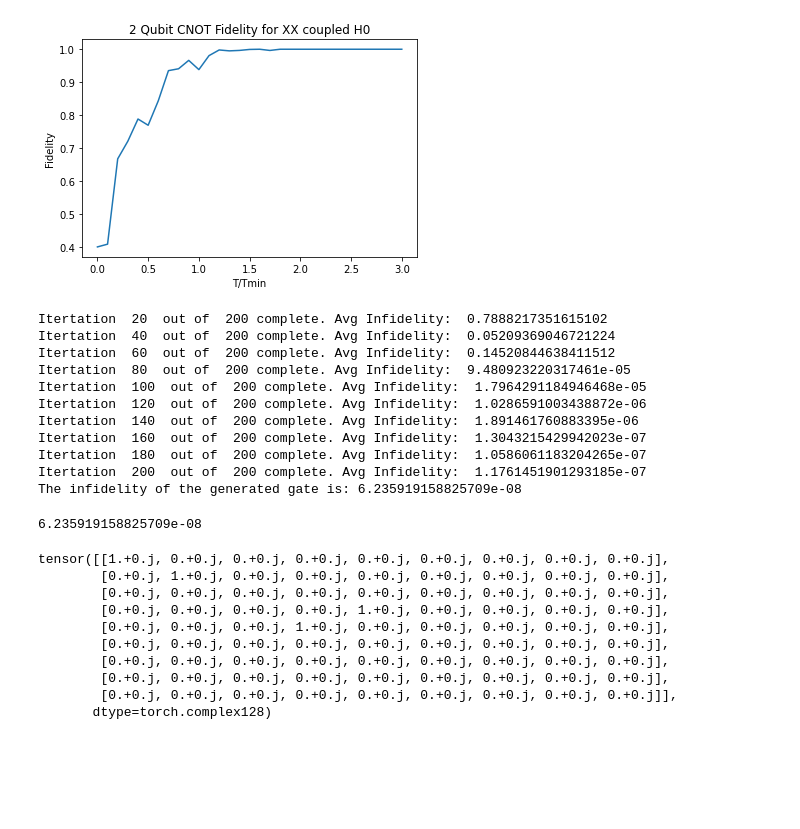
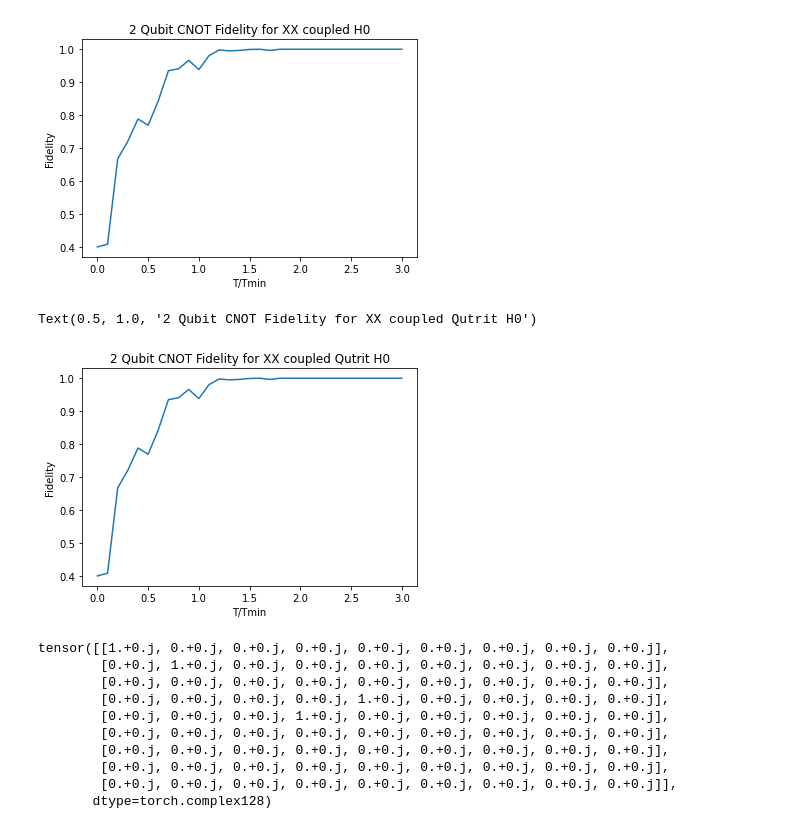
Before and after one commit to b-basyildiz/QuOpt, a Jupyter notebook: AlexCode_Original.ipynb, the cells around one changed output. Saved outputs shown, nothing was run; the diff lists cells and outputs as text; code cells hidden in the pictures; blank space fills up the shorter version.

Commit message:
Qutrit System intro

```diff
--- a/AlexCode_Original.ipynb
+++ b/AlexCode_Original.ipynb
@@ -492,8 +492,8 @@ def fidelity_Qutrit(J,B,M,target_gate,t,N_iter):
         infidelity.backward()
 
         #Printing statement
-        if (n+1)%20==0:
-            print('Itertation ', str(n+1), ' out of ', str(N_iter), 'complete. Avg Infidelity: ', str(infidelity.item()))
+        #if (n+1)%20==0:
+        #    print('Itertation ', str(n+1), ' out of ', str(N_iter), 'complete. Avg Infidelity: ', str(infidelity.item()))
 
         #optimizer
         if optimizer is not None and scheduler is None:  # Update R
@@ -510,7 +510,7 @@ def fidelity_Qutrit(J,B,M,target_gate,t,N_iter):
             R.data.sub_(lr*R.grad.data) # using data avoids overwriting tensor object
             R.grad.data.zero_()           # and it's respective grad info
 
-    print('The infidelity of the generated gate is: ' + str(infidelity_list.min().item()))
+    #print('The infidelity of the generated gate is: ' + str(infidelity_list.min().item()))
     #return R
     return infidelity_list.min().item()
 # %%
@@ -565,21 +565,22 @@ plt.title("2 Qubit CNOT Fidelity for XX coupled H0")
 # %%
 CNOT_qutrit = torch.tensor([[1,0,0,0,0,0,0,0,0],[0,1,0,0,0,0,0,0,0],[0,0,0,0,0,0,0,0,0],[0,0,0,0,1,0,0,0,0],[0,0,0,1,0,0,0,0,0],[0,0,0,0,0,0,0,0,0],
 [0,0,0,0,0,0,0,0,0],[0,0,0,0,0,0,0,0,0],[0,0,0,0,0,0,0,0,0]],dtype=torch.cdouble)
 J = torch.tensor([[1,1],[1,1]])
 fidelity_Qutrit(J,[1,1],32,CNOT_qutrit,10*np.pi,200)
+
+Fidelities = []
+Times = []
+for i in range(0,31):
+    Times.append(i/10)
+    Fidelities.append(1 - fidelity_Qutrit(J,[1,1],16,CNOT_qutrit,i/10*np.pi/4,1000))
+
+plt.plot(Times,Fidelities)
+plt.xlabel("T/Tmin")
+plt.ylabel("Fidelity")
+plt.title("2 Qubit CNOT Fidelity for XX coupled Qutrit H0")
 # %% [output]
-Itertation  20  out of  200 complete. Avg Infidelity:  0.7888217351615102
-Itertation  40  out of  200 complete. Avg Infidelity:  0.05209369046721224
-Itertation  60  out of  200 complete. Avg Infidelity:  0.14520844638411512
-Itertation  80  out of  200 complete. Avg Infidelity:  9.480923220317461e-05
-Itertation  100  out of  200 complete. Avg Infidelity:  1.7964291184946468e-05
-Itertation  120  out of  200 complete. Avg Infidelity:  1.0286591003438872e-06
-Itertation  140  out of  200 complete. Avg Infidelity:  1.891461760883395e-06
-Itertation  160  out of  200 complete. Avg Infidelity:  1.3043215429942023e-07
-Itertation  180  out of  200 complete. Avg Infidelity:  1.0586061183204265e-07
-Itertation  200  out of  200 complete. Avg Infidelity:  1.1761451901293185e-07
-The infidelity of the generated gate is: 6.235919158825709e-08
+Text(0.5, 1.0, '2 Qubit CNOT Fidelity for XX coupled Qutrit H0')
-6.235919158825709e-08
+[figure, added]
 # %%
 print(CNOT_qutrit)
 # %% [output]
```
Also changed, not shown: 2 other files.
